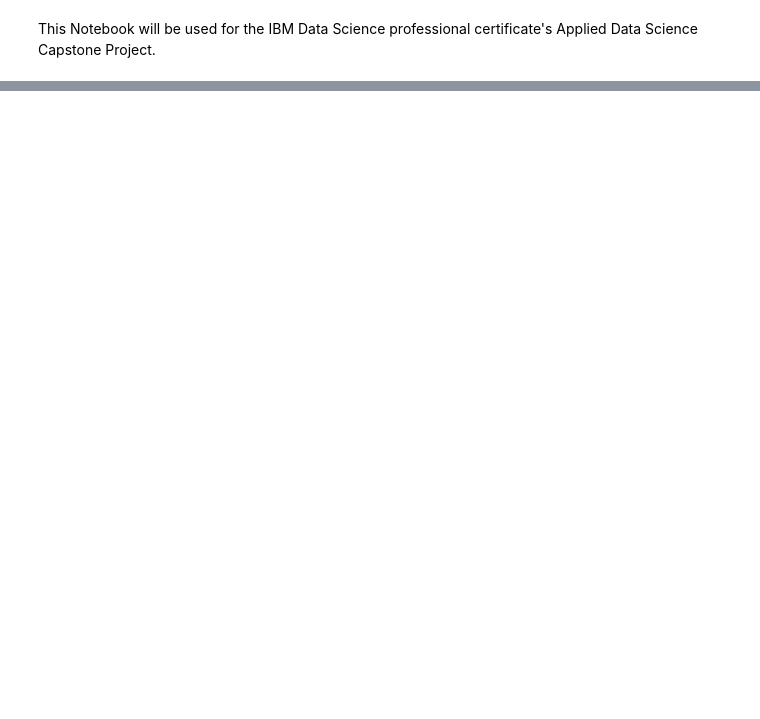
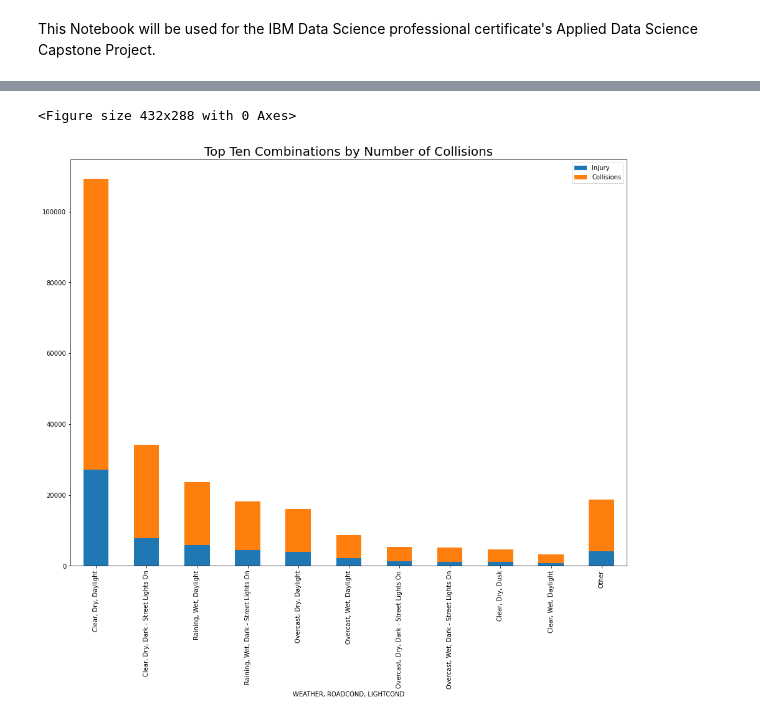
Before and after one commit to mjpower515/VehicleAccidentSeverity, a Jupyter notebook: Primary Notebook.ipynb, the cells around one changed output, grey strips where cells are left out. Cells and saved outputs as stored; diff of their text form; code cells hidden in the pictures; blank space fills up the shorter version.

```diff
--- a/Primary Notebook.ipynb
+++ b/Primary Notebook.ipynb
@@ -62,0 +226,9 @@ Feat.head()
+# %%
+combined_columns = feats[0] + ', ' + feats[1] + ', ' +feats[2]
+temp = NoNA.copy()
+temp[combined_columns] = NoNA[feats[0]] + ', ' + NoNA[feats[1]] + ', ' + NoNA[feats[2]]
+temp.drop(axis = 1, labels = feats)
+temp = temp.groupby(combined_columns).agg({'Injury':sum,'X':'count'})
+temp.reset_index(level=0, inplace=True)
+temp.sort_values('X',ascending=False, inplace=True)
+temp
@@ -62,0 +249,28 @@ Feat.head()
+# %%
+Ind = 10
+i=0
+dat=[]
+a=['Other',0,0]
+for index, row in temp.iterrows():
+    if i < Ind:
+        dat.append(list(temp.loc[index]))
+    else:
+        a[1]+=int(list(temp.loc[index])[1])
+        a[2]+=int(list(temp.loc[index])[2])
+
+    i+=1
+dat.append(a)
+combined = pd.DataFrame(dat, columns = temp.columns)
+combined['Injury %'] = combined['Injury']/combined['X']
+
+combined.set_index('WEATHER, ROADCOND, LIGHTCOND', inplace=True)
+combined.rename(columns = {'X':'Collisions'}, inplace = True)
+# %%
+# combined.plot(y = ['Injury %', 'Collisions'],secondary_y=['Injury %'], kind='bar',figsize = (16,12))
+fig = plt.figure()
+ax = combined.plot(y = ['Injury', 'Collisions'], kind='bar',figsize = (16,12), stacked=True)
+ax.title = plt.title(label = "Top Ten Combinations by Number of Collisions", fontdict= {'fontsize':20}, loc="Center")
+plt.savefig('Feature Combination Top Ten.jpg')
+# %% [output]
+<Figure size 432x288 with 0 Axes>
+[figure, added]
```
Also changed, not shown: parts of 80 cells of this notebook, 15 other files.
